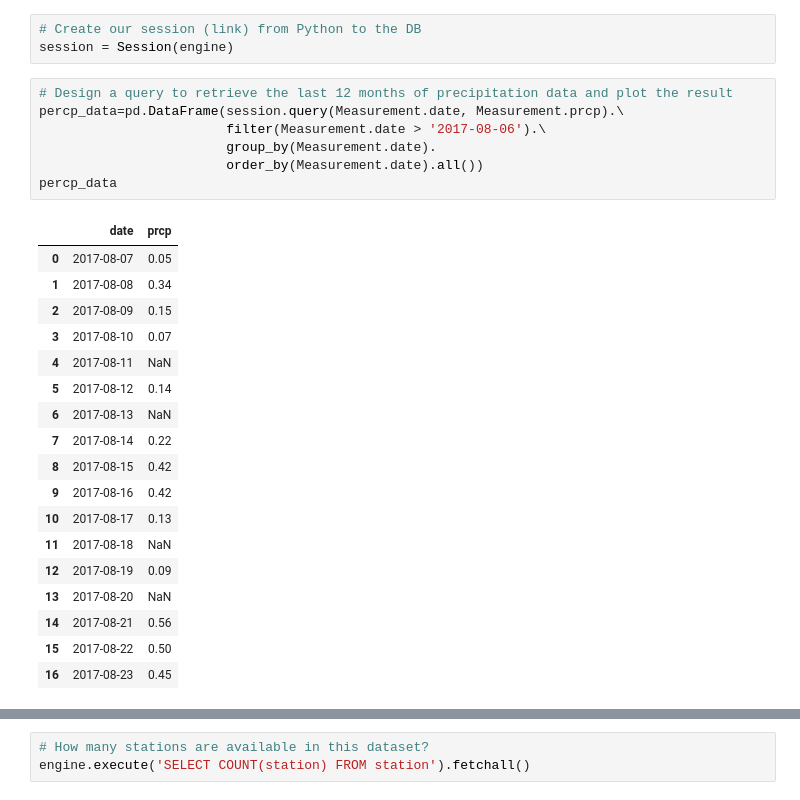
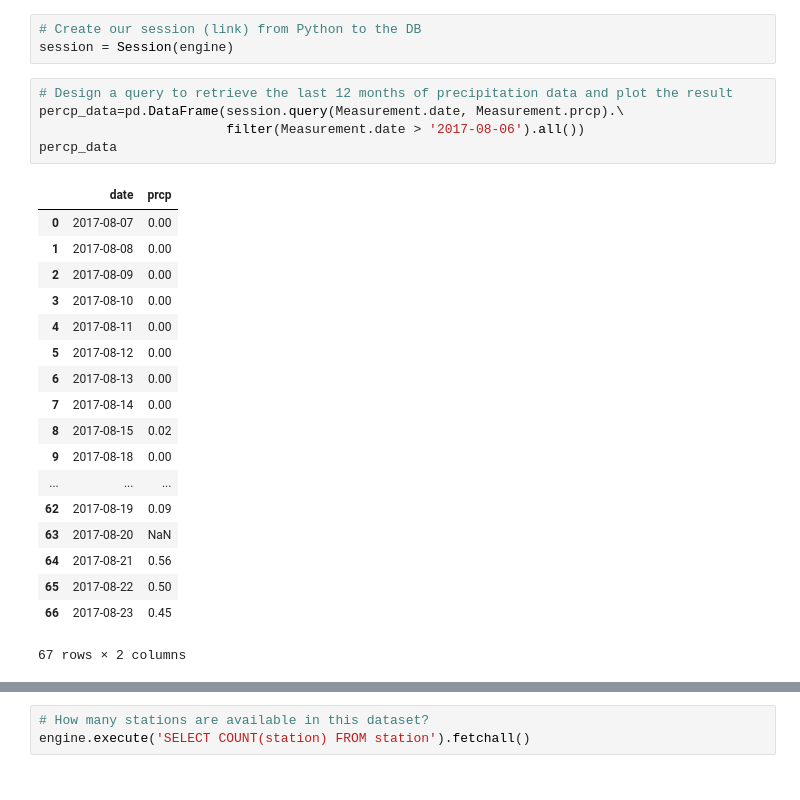
Before and after one commit to AbdulazizGebril/Workspace, a Jupyter notebook: 09-Adv-Data-Storage-Retrieval (Week 11)/Instructions/SQLAlchemy.ipynb, the cells around one changed output, grey strips where cells are left out. Cells and saved outputs as stored; diff of their text form.

```diff
--- a/09-Adv-Data-Storage-Retrieval (Week 11)/Instructions/SQLAlchemy.ipynb
+++ b/09-Adv-Data-Storage-Retrieval (Week 11)/Instructions/SQLAlchemy.ipynb
@@ -35,26 +35,24 @@ session = Session(engine)
 # %%
 # Design a query to retrieve the last 12 months of precipitation data and plot the result
 percp_data=pd.DataFrame(session.query(Measurement.date, Measurement.prcp).\
-                        filter(Measurement.date > '2017-08-06').\
-                        group_by(Measurement.date).
-                        order_by(Measurement.date).all())
+                        filter(Measurement.date > '2017-08-06').all())
 percp_data
 # %% [output]
 |  | date | prcp |
-| 0 | 2017-08-07 | 0.05 |
-| 1 | 2017-08-08 | 0.34 |
-| 2 | 2017-08-09 | 0.15 |
-| 3 | 2017-08-10 | 0.07 |
-| 4 | 2017-08-11 | NaN |
-| 5 | 2017-08-12 | 0.14 |
-| 6 | 2017-08-13 | NaN |
-| 7 | 2017-08-14 | 0.22 |
-| 8 | 2017-08-15 | 0.42 |
-| 9 | 2017-08-16 | 0.42 |
-| 10 | 2017-08-17 | 0.13 |
-| 11 | 2017-08-18 | NaN |
-| 12 | 2017-08-19 | 0.09 |
-| 13 | 2017-08-20 | NaN |
-| 14 | 2017-08-21 | 0.56 |
-| 15 | 2017-08-22 | 0.50 |
-| 16 | 2017-08-23 | 0.45 |
+| 0 | 2017-08-07 | 0.00 |
+| 1 | 2017-08-08 | 0.00 |
+| 2 | 2017-08-09 | 0.00 |
+| 3 | 2017-08-10 | 0.00 |
+| 4 | 2017-08-11 | 0.00 |
+| 5 | 2017-08-12 | 0.00 |
+| 6 | 2017-08-13 | 0.00 |
+| 7 | 2017-08-14 | 0.00 |
+| 8 | 2017-08-15 | 0.02 |
+| 9 | 2017-08-18 | 0.00 |
+| ... | ... | ... |
+| 62 | 2017-08-19 | 0.09 |
+| 63 | 2017-08-20 | NaN |
+| 64 | 2017-08-21 | 0.56 |
+| 65 | 2017-08-22 | 0.50 |
+| 66 | 2017-08-23 | 0.45 |
+67 rows × 2 columns
```
Also changed, not shown: parts of 9 cells of this notebook, 1 other file.
